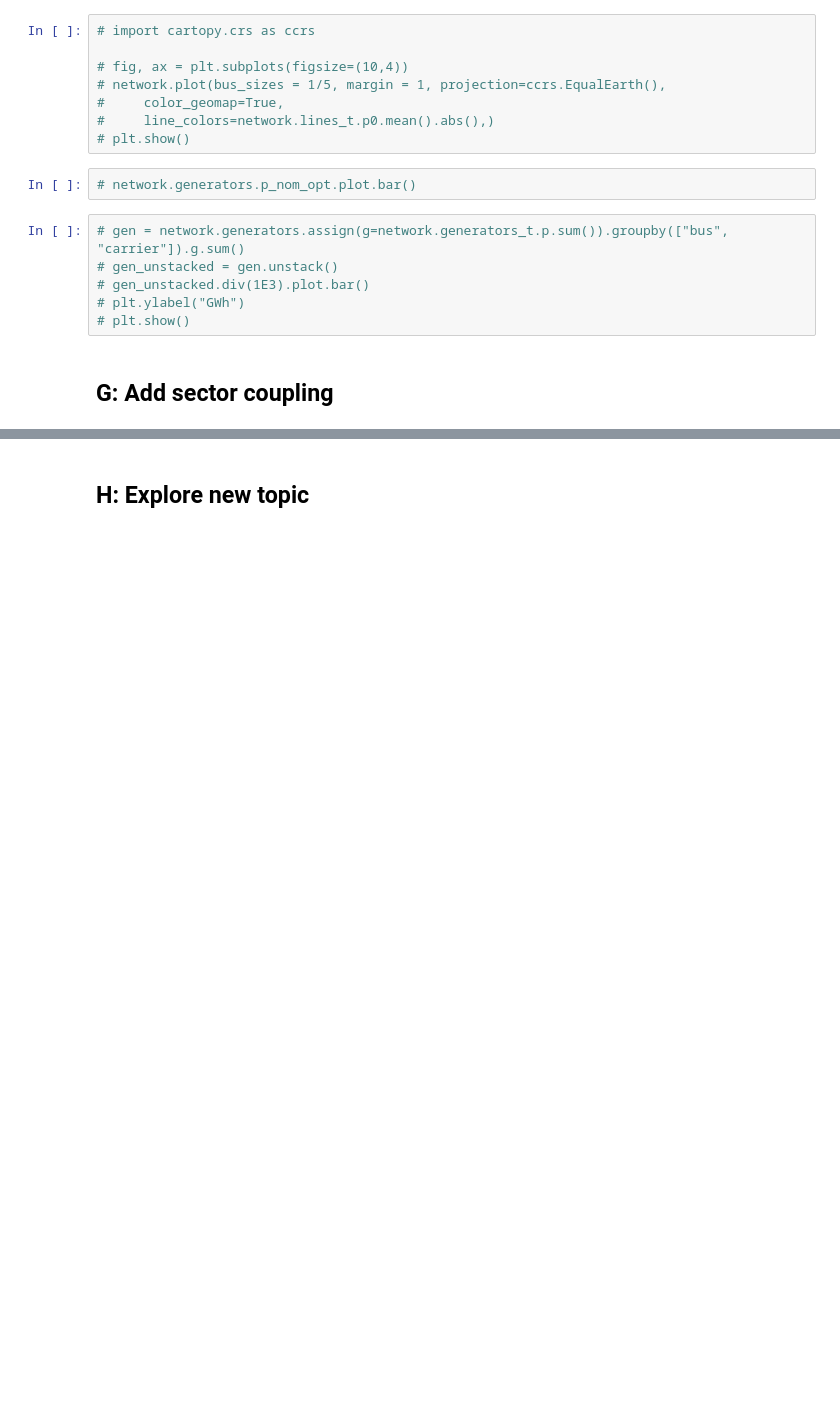
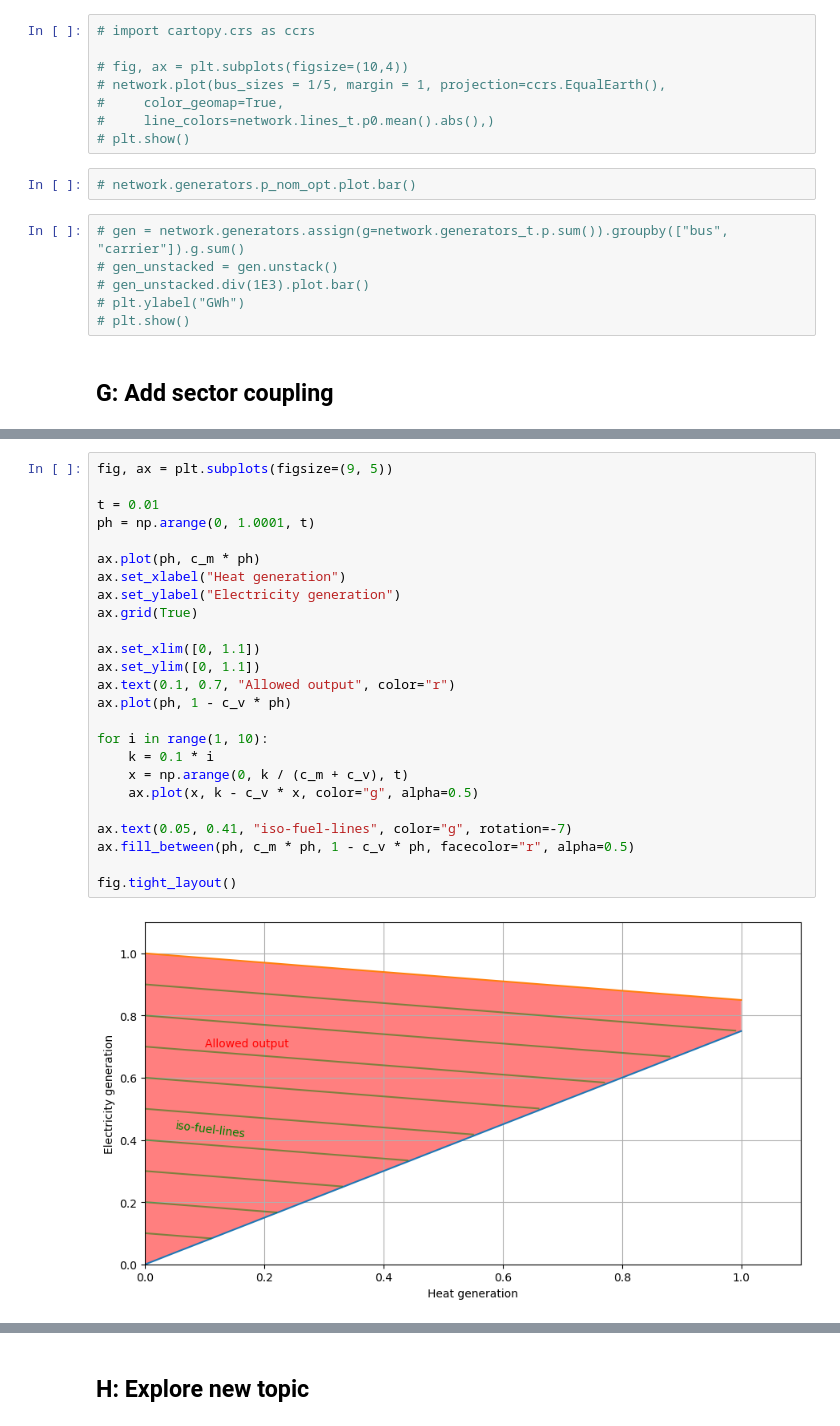
Before and after one commit to NicolineSimoneDTU/Integrated_Project, a Jupyter notebook: project.ipynb, the cells around one changed output, grey strips where cells are left out. Saved outputs shown, nothing was run; the diff lists cells and outputs as text; blank space fills up the shorter version.

```diff
--- a/project.ipynb
+++ b/project.ipynb
@@ -968,2 +985,29 @@ network.buses
+# %%
+fig, ax = plt.subplots(figsize=(9, 5))
+
+t = 0.01
+ph = np.arange(0, 1.0001, t)
+
+ax.plot(ph, c_m * ph)
+ax.set_xlabel("Heat generation")
+ax.set_ylabel("Electricity generation")
+ax.grid(True)
+
+ax.set_xlim([0, 1.1])
+ax.set_ylim([0, 1.1])
+ax.text(0.1, 0.7, "Allowed output", color="r")
+ax.plot(ph, 1 - c_v * ph)
+
+for i in range(1, 10):
+    k = 0.1 * i
+    x = np.arange(0, k / (c_m + c_v), t)
+    ax.plot(x, k - c_v * x, color="g", alpha=0.5)
+
+ax.text(0.05, 0.41, "iso-fuel-lines", color="g", rotation=-7)
+ax.fill_between(ph, c_m * ph, 1 - c_v * ph, facecolor="r", alpha=0.5)
+
+fig.tight_layout()
+# %% [output]
+[figure, added]
 # %%
 # print heat and electricity demand
```
Also changed, not shown: parts of 19 cells of this notebook.
